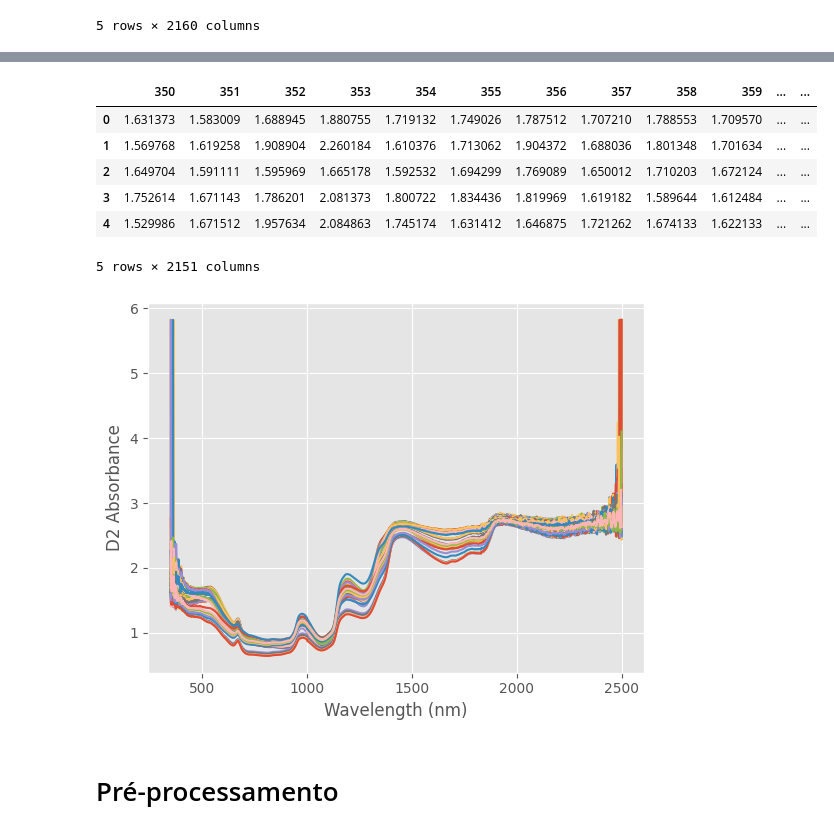
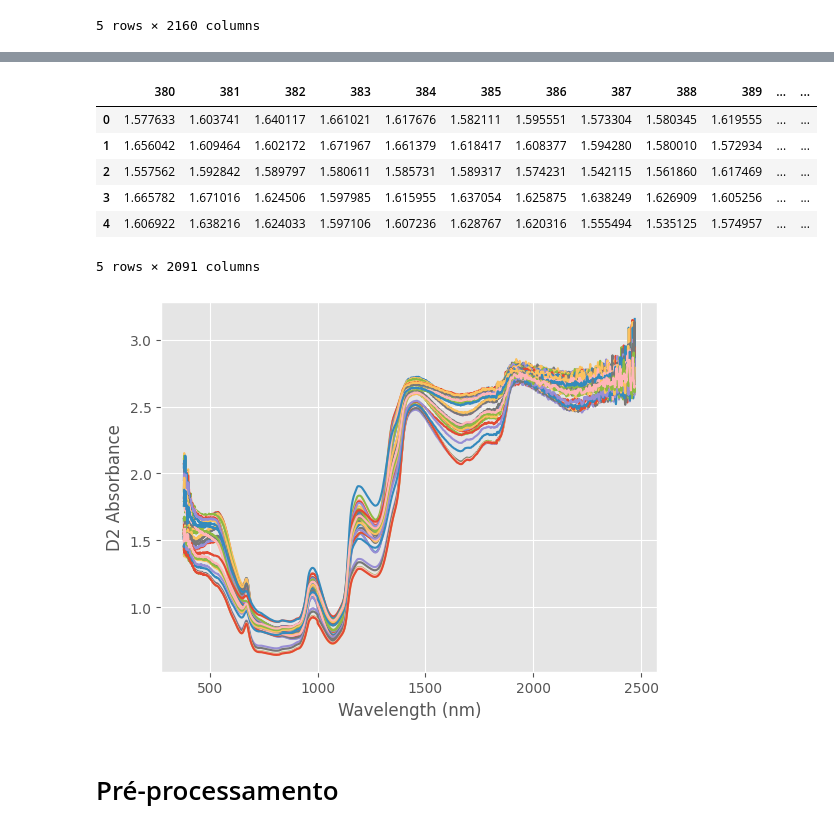
Before and after one commit to xndrxssx/field_spec_data_tests, a Jupyter notebook: field_spec_tanques_fermentacao.ipynb, the cells around one changed output, grey strips where cells are left out. Saved outputs shown, nothing was run; the diff lists cells and outputs as text; code cells hidden in the pictures.

```diff
--- a/field_spec_tanques_fermentacao.ipynb
+++ b/field_spec_tanques_fermentacao.ipynb
@@ -61,26 +61,35 @@ fs_df_final.head()
 # %%
 import numpy as np
 
-fs_df_final = fs_df.drop(['Wavelength', 'Tank', 'TA', 'AV', 'AT', 'pH', 'MV', 'AR', 'Date'], axis=1)
-#vamos atualizar essa varivel com o que esta em fs_df porém sem as colunas acima
+# Lista das colunas específicas a serem removidas
+columns_to_remove = ['Wavelength', 'Tank', 'TA', 'AV', 'AT', 'pH', 'MV', 'AR', 'Date']
+
+# Adiciona as colunas dos intervalos 350 a 379 e 2471 a 2500 à lista (como inteiros)
+columns_to_remove.extend(list(range(350, 380)))
+columns_to_remove.extend(list(range(2471, 2501)))
+
+# Removendo as colunas do DataFrame
+fs_df_final = fs_df.drop(columns=columns_to_remove)
 
 x = fs_df_final
+
 #dados do espectro guardados em x
 
-wl = np.arange(350,2501,1)
+wl = np.arange(380,2471,1)
 #comprimento de onda arranjados de 350 a 2500, iterando de 1 a 1 e guardados dento de wl
 
-x.head()
+fs_df_final.head()
 # %% [output]
-|  | 350 | 351 | 352 | 353 | 354 | 355 | 356 | 357 | 358 | 359 | ... | ... |
-| 0 | 1.631373 | 1.583009 | 1.688945 | 1.880755 | 1.719132 | 1.749026 | 1.787512 | 1.707210 | 1.788553 | 1.709570 | ... | ... |
-| 1 | 1.569768 | 1.619258 | 1.908904 | 2.260184 | 1.610376 | 1.713062 | 1.904372 | 1.688036 | 1.801348 | 1.701634 | ... | ... |
-| 2 | 1.649704 | 1.591111 | 1.595969 | 1.665178 | 1.592532 | 1.694299 | 1.769089 | 1.650012 | 1.710203 | 1.672124 | ... | ... |
-| 3 | 1.752614 | 1.671143 | 1.786201 | 2.081373 | 1.800722 | 1.834436 | 1.819969 | 1.619182 | 1.589644 | 1.612484 | ... | ... |
-| 4 | 1.529986 | 1.671512 | 1.957634 | 2.084863 | 1.745174 | 1.631412 | 1.646875 | 1.721262 | 1.674133 | 1.622133 | ... | ... |
+|  | 380 | 381 | 382 | 383 | 384 | 385 | 386 | 387 | 388 | 389 | ... | ... |
+| 0 | 1.577633 | 1.603741 | 1.640117 | 1.661021 | 1.617676 | 1.582111 | 1.595551 | 1.573304 | 1.580345 | 1.619555 | ... | ... |
+| 1 | 1.656042 | 1.609464 | 1.602172 | 1.671967 | 1.661379 | 1.618417 | 1.608377 | 1.594280 | 1.580010 | 1.572934 | ... | ... |
+| 2 | 1.557562 | 1.592842 | 1.589797 | 1.580611 | 1.585731 | 1.589317 | 1.574231 | 1.542115 | 1.561860 | 1.617469 | ... | ... |
+| 3 | 1.665782 | 1.671016 | 1.624506 | 1.597985 | 1.615955 | 1.637054 | 1.625875 | 1.638249 | 1.626909 | 1.605256 | ... | ... |
+| 4 | 1.606922 | 1.638216 | 1.624033 | 1.597106 | 1.607236 | 1.628767 | 1.620316 | 1.555494 | 1.535125 | 1.574957 | ... | ... |
-5 rows × 2151 columns
+5 rows × 2091 columns
 # %%
 import matplotlib.pyplot as plt
+
 
 # Define o estilo do gráfico como 'ggplot' dentro do contexto do bloco de código
 # Isso significa que apenas as instruções de plotagem dentro deste bloco utilizarão o estilo 'ggplot'
@@ -98,7 +107,7 @@ with plt.style.context(('ggplot')):
     # Exibe o gráfico
     plt.show()
 # %% [output]
-[figure, old version]
+[figure, new version]
 # %% [markdown]
 # Pré-processamento
 # %%
```
Also changed, not shown: parts of 26 cells of this notebook, 4 other files.
